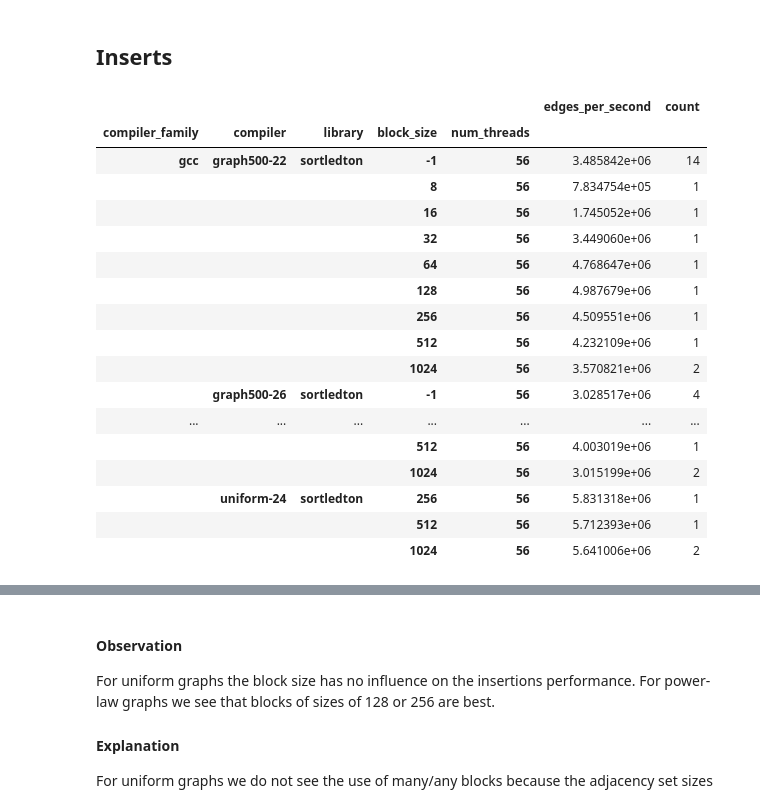
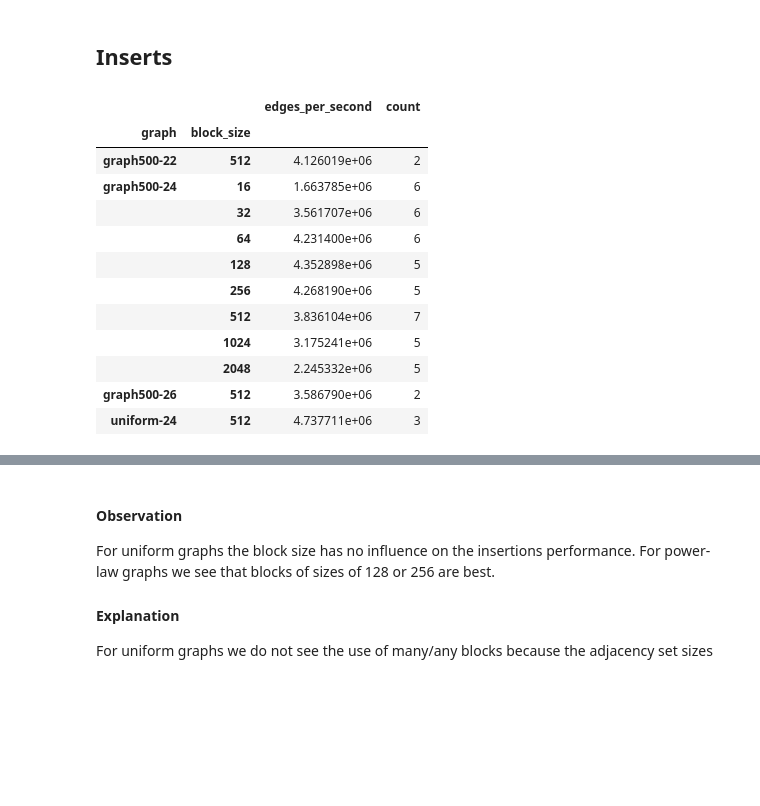
Before and after one commit to PerFuchs/gfe_notebooks, a Jupyter notebook: block_size_analysis.ipynb, the cells around one changed output, grey strips where cells are left out. Drawn from its saved outputs; the diff is of its cells as text; code cells hidden in the pictures; blank space fills up the shorter version.

```diff
--- a/block_size_analysis.ipynb
+++ b/block_size_analysis.ipynb
@@ -56,42 +73,36 @@ Below 256 multiple analytical algoritms loose performance.
 # %% [markdown]
 ## Inserts
 # %%
-sortledton_block_sizeonly = "(hostname == 'scyper21' or hostname == 'scyper22') and library == 'sortledton' and graph in ('graph500-22', 'graph500-26', 'uniform-24')"
+sortledton_block_sizeonly = "(hostname == 'scyper21' or hostname == 'scyper22') and library == 'sortledton.3' and graph in ('graph500-22', 'graph500-24', 'graph500-26', 'uniform-24') and block_size != -1"
 
 edges_per_graph = pd.DataFrame({
     "graph": ["friendster", "dota-league", "graph500-22",
               "graph500-24", "graph500-26", "uniform-22",
               "uniform-24", "uniform-26"
               ],
     "edges": [1806067135, 50870313, 64155735, 260379520, 1051922853, 64155735, 260379520, 1051922853]
 })
 
 data = common.import_gfe("View_Inserts").query(sortledton_block_sizeonly).copy() # data from the experiments
 data["build_frequency"].fillna(pd.Timedelta(0), inplace=True) # replace NaT with 0, otherwise the records are ignored in the group by
 data = data.merge(edges_per_graph, on="graph")
 data["edges_per_second"] = data["edges"] / data["completion_time_secs"]
 
-data_grouped = data.groupby(["compiler_family", "graph", "library", "block_size", "num_threads"]) \
+data_grouped = data.groupby(["graph", "block_size"]) \
     .agg(edges_per_second=("edges_per_second", "median"), count=("edges_per_second", "count"))
 #data = data.unstack("algorithm")[("completion_time")]
-data_grouped.index.set_names("compiler", level=1, inplace=True)
 data_grouped
 # %% [output]
-|  |  |  |  |  | edges_per_second | count |
-| compiler_family | compiler | library | block_size | num_threads |  |  |
-| gcc | graph500-22 | sortledton | -1 | 56 | 3.485842e+06 | 14 |
-|  |  |  | 8 | 56 | 7.834754e+05 | 1 |
-|  |  |  | 16 | 56 | 1.745052e+06 | 1 |
-|  |  |  | 32 | 56 | 3.449060e+06 | 1 |
-|  |  |  | 64 | 56 | 4.768647e+06 | 1 |
-|  |  |  | 128 | 56 | 4.987679e+06 | 1 |
-|  |  |  | 256 | 56 | 4.509551e+06 | 1 |
-|  |  |  | 512 | 56 | 4.232109e+06 | 1 |
-|  |  |  | 1024 | 56 | 3.570821e+06 | 2 |
-|  | graph500-26 | sortledton | -1 | 56 | 3.028517e+06 | 4 |
-| ... | ... | ... | ... | ... | ... | ... |
-|  |  |  | 512 | 56 | 4.003019e+06 | 1 |
-|  |  |  | 1024 | 56 | 3.015199e+06 | 2 |
-|  | uniform-24 | sortledton | 256 | 56 | 5.831318e+06 | 1 |
-|  |  |  | 512 | 56 | 5.712393e+06 | 1 |
-|  |  |  | 1024 | 56 | 5.641006e+06 | 2 |
+|  |  | edges_per_second | count |
+| graph | block_size |  |  |
+| graph500-22 | 512 | 4.126019e+06 | 2 |
+| graph500-24 | 16 | 1.663785e+06 | 6 |
+|  | 32 | 3.561707e+06 | 6 |
+|  | 64 | 4.231400e+06 | 6 |
+|  | 128 | 4.352898e+06 | 5 |
+|  | 256 | 4.268190e+06 | 5 |
+|  | 512 | 3.836104e+06 | 7 |
+|  | 1024 | 3.175241e+06 | 5 |
+|  | 2048 | 2.245332e+06 | 5 |
+| graph500-26 | 512 | 3.586790e+06 | 2 |
+| uniform-24 | 512 | 4.737711e+06 | 3 |
```
Also changed, not shown: parts of 6 cells of this notebook, 4 other files.
